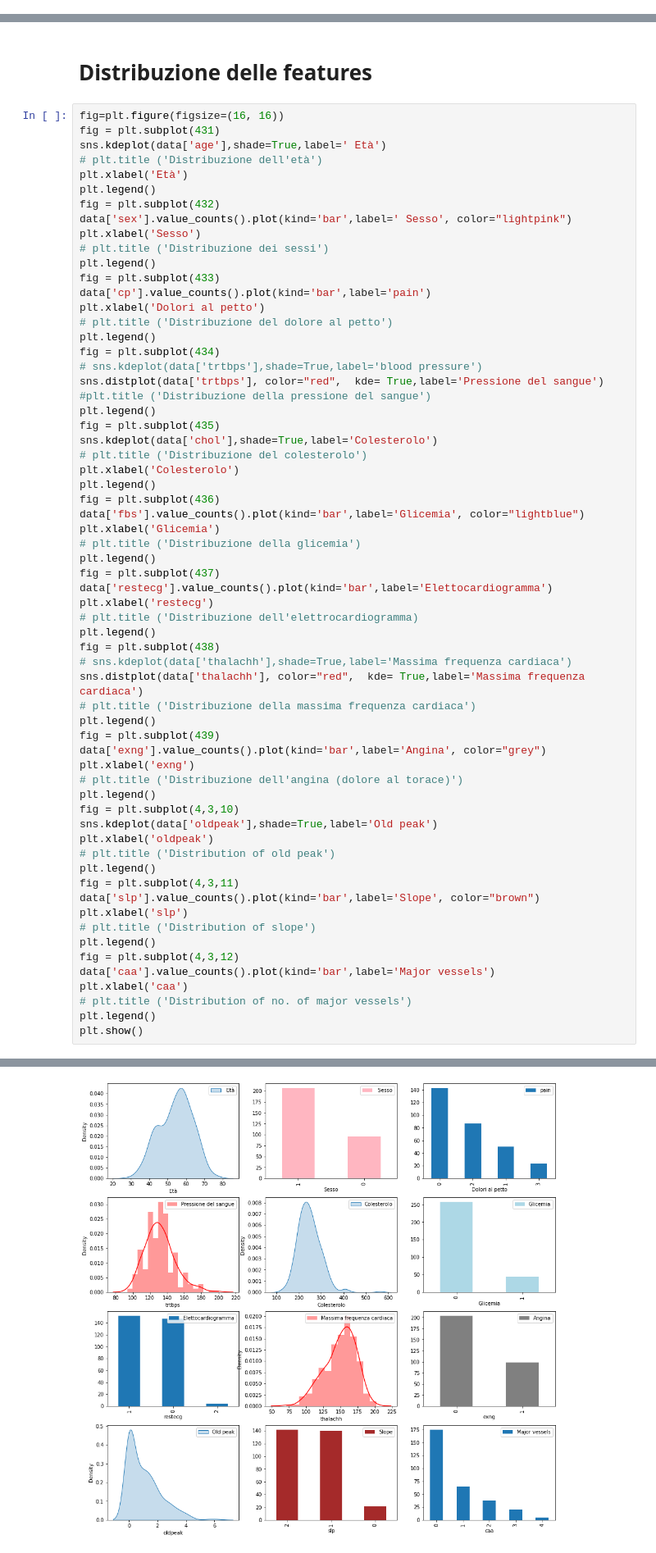
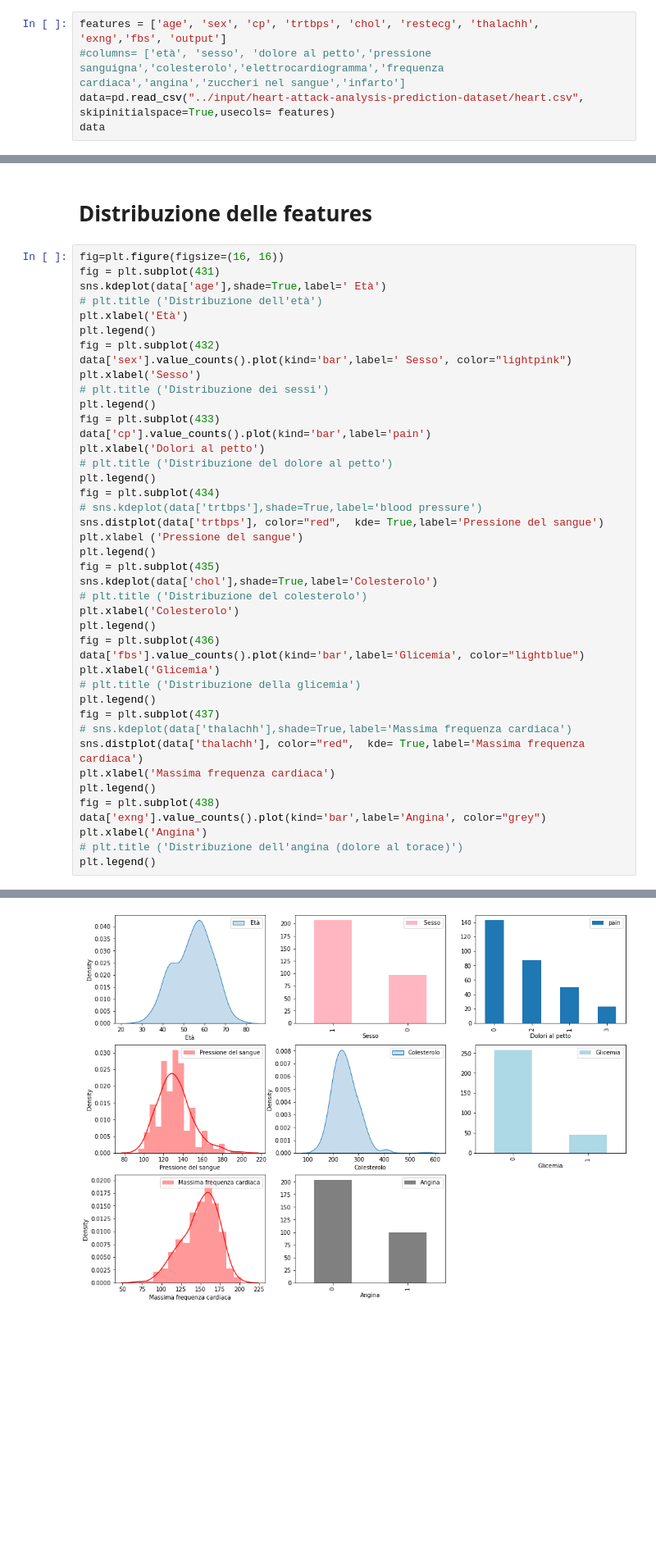
Before and after one commit to gari5/Principi-Modelli-Percezione, a Jupyter notebook: correlazione-tra-attacchi-di-cuore-e-features.ipynb, the cells around one changed output, grey strips where cells are left out. Shown at 82% size. Drawn from its saved outputs; the diff is of its cells as text; blank space fills up the shorter version.

```diff
--- a/correlazione-tra-attacchi-di-cuore-e-features.ipynb
+++ b/correlazione-tra-attacchi-di-cuore-e-features.ipynb
@@ -36,0 +23,5 @@ data
+# %%
+features = ['age', 'sex', 'cp', 'trtbps', 'chol', 'restecg', 'thalachh', 'exng','fbs', 'output']
+#columns= ['età', 'sesso', 'dolore al petto','pressione sanguigna','colesterolo','elettrocardiogramma','frequenza cardiaca','angina','zuccheri nel sangue','infarto']
+data=pd.read_csv("../input/heart-attack-analysis-prediction-dataset/heart.csv", skipinitialspace=True,usecols= features)
+data
@@ -86,7 +89,7 @@ plt.legend()
 fig = plt.subplot(434)
 # sns.kdeplot(data['trtbps'],shade=True,label='blood pressure')
 sns.distplot(data['trtbps'], color="red",  kde= True,label='Pressione del sangue')
-#plt.title ('Distribuzione della pressione del sangue')
+plt.xlabel ('Pressione del sangue')
 plt.legend()
 fig = plt.subplot(435)
 sns.kdeplot(data['chol'],shade=True,label='Colesterolo')
@@ -99,34 +102,13 @@ plt.xlabel('Glicemia')
 # plt.title ('Distribuzione della glicemia')
 plt.legend()
 fig = plt.subplot(437)
-data['restecg'].value_counts().plot(kind='bar',label='Elettocardiogramma')
-plt.xlabel('restecg')
-# plt.title ('Distribuzione dell'elettrocardiogramma)
+# sns.kdeplot(data['thalachh'],shade=True,label='Massima frequenza cardiaca')
+sns.distplot(data['thalachh'], color="red",  kde= True,label='Massima frequenza cardiaca')
+plt.xlabel('Massima frequenza cardiaca')
 plt.legend()
 fig = plt.subplot(438)
-# sns.kdeplot(data['thalachh'],shade=True,label='Massima frequenza cardiaca')
-sns.distplot(data['thalachh'], color="red",  kde= True,label='Massima frequenza cardiaca')
-# plt.title ('Distribuzione della massima frequenza cardiaca')
-plt.legend()
-fig = plt.subplot(439)
 data['exng'].value_counts().plot(kind='bar',label='Angina', color="grey")
-plt.xlabel('exng')
+plt.xlabel('Angina')
 # plt.title ('Distribuzione dell'angina (dolore al torace)')
 plt.legend()
-fig = plt.subplot(4,3,10)
-sns.kdeplot(data['oldpeak'],shade=True,label='Old peak')
-plt.xlabel('oldpeak')
-# plt.title ('Distribution of old peak')
-plt.legend()
-fig = plt.subplot(4,3,11)
-data['slp'].value_counts().plot(kind='bar',label='Slope', color="brown")
-plt.xlabel('slp')
-# plt.title ('Distribution of slope')
-plt.legend()
-fig = plt.subplot(4,3,12)
-data['caa'].value_counts().plot(kind='bar',label='Major vessels')
-plt.xlabel('caa')
-# plt.title ('Distribution of no. of major vessels')
-plt.legend()
-plt.show()
 # %% [output]
@@ -133 +116 @@ plt.show()
-[figure, old version]
+[figure, new version]
```
Also changed, not shown: parts of 15 cells of this notebook.
